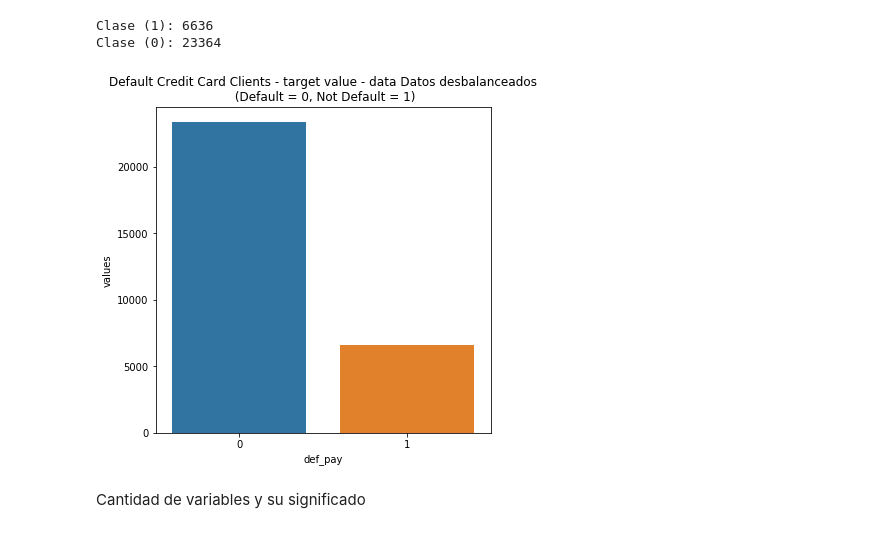
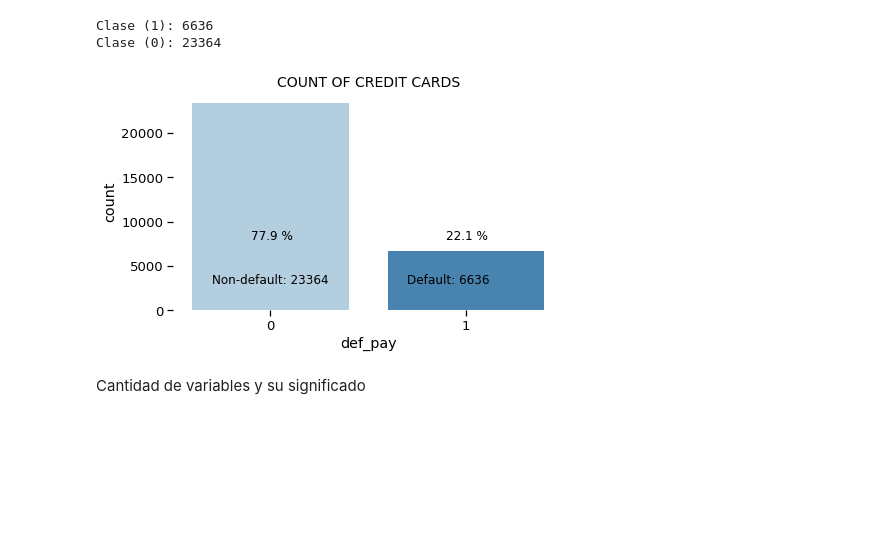
Before and after one commit to josearangos/Default-of-credit-card-client, a Jupyter notebook: P2_Experiments.ipynb, the cells around one changed output. Drawn from its saved outputs; the diff is of its cells as text; code cells hidden in the pictures; blank space fills up the shorter version.

```diff
--- a/P2_Experiments.ipynb
+++ b/P2_Experiments.ipynb
@@ -64,17 +108,28 @@ print("Clase (0):",lenC)
 # %% [output]
 Clase (1): 6636
 Clase (0): 23364
-# %%
-temp = df['def_pay'].value_counts()
-df2 = pd.DataFrame({'def_pay': temp.index,'values': temp.values})
-plt.figure(figsize = (6,6))
-plt.title('Default Credit Card Clients - target value - data Datos desbalanceados\n (Default = 0, Not Default = 1)')
-sns.set_color_codes("pastel")
-sns.barplot(x = 'def_pay', y="values", data=df2)
-locs, labels = plt.xticks()
-plt.show()
-# %% [output]
-[figure, removed]
+# %%
+# The frequency of defaults
+yes = df.def_pay.sum()
+no = len(data)-yes
+
+# Percentage
+yes_perc = round(yes/len(df)*100, 1)
+no_perc = round(no/len(df)*100, 1)
+
+import sys
+plt.figure(figsize=(7,4))
+sns.set_context('notebook', font_scale=1.2)
+sns.countplot('def_pay',data=df, palette="Blues")
+plt.annotate('Non-default: {}'.format(no), xy=(-0.3, 15000), xytext=(-0.3, 3000), size=12)
+plt.annotate('Default: {}'.format(yes), xy=(0.7, 15000), xytext=(0.7, 3000), size=12)
+plt.annotate(str(no_perc)+" %", xy=(-0.3, 15000), xytext=(-0.1, 8000), size=12)
+plt.annotate(str(yes_perc)+" %", xy=(0.7, 15000), xytext=(0.9, 8000), size=12)
+plt.title('COUNT OF CREDIT CARDS', size=14)
+#Removing the frame
+plt.box(False);
+# %% [output]
+[figure, added]
 # %% [markdown]
 Cantidad de variables y su significado
 # %%
```
Also changed, not shown: parts of 61 cells of this notebook.
